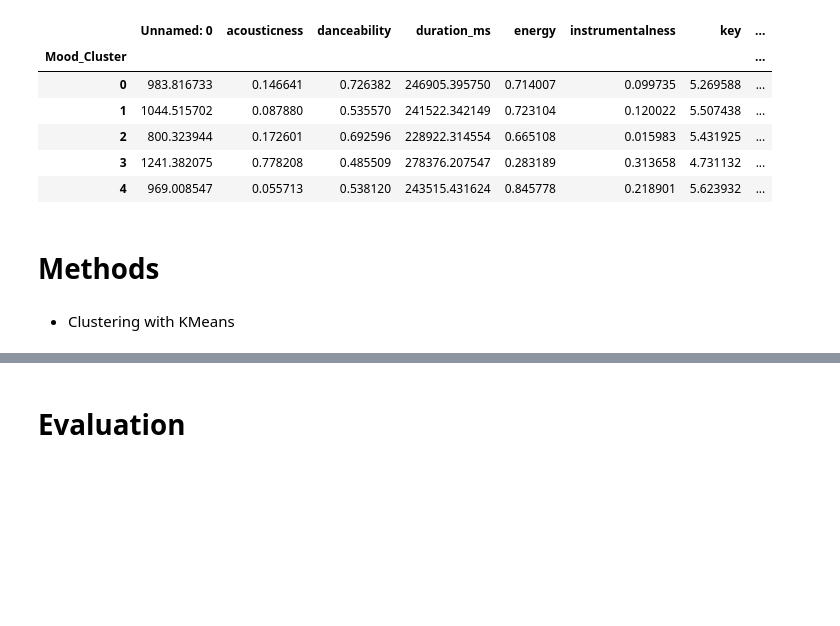
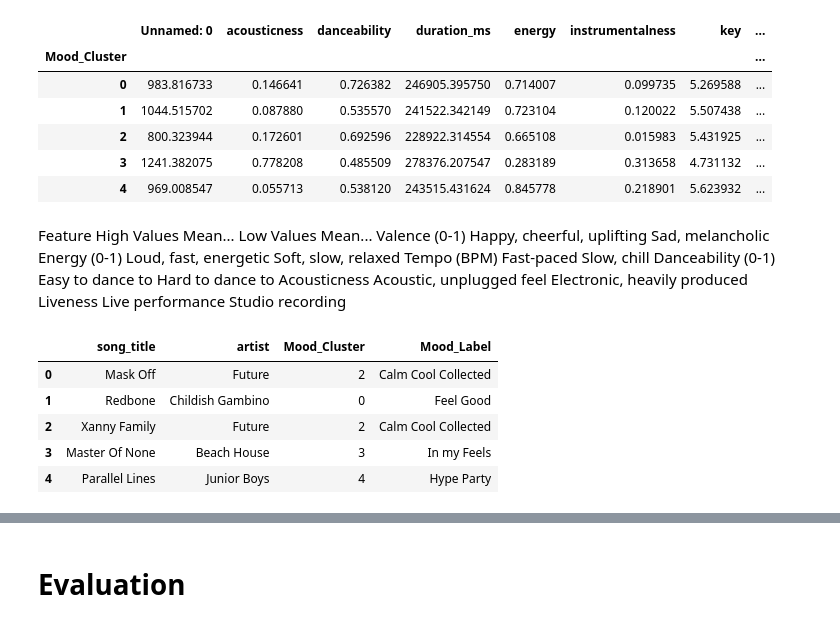
Before and after one commit to hannahdallas/captstone, a Jupyter notebook: notebook.ipynb, the cells around one changed output, grey strips where cells are left out. Drawn from its saved outputs; the diff is of its cells as text; code cells hidden in the pictures; blank space fills up the shorter version.

```diff
--- a/notebook.ipynb
+++ b/notebook.ipynb
@@ -141,7 +162,33 @@ cluster_means
 | 2 | 800.323944 | 0.172601 | 0.692596 | 228922.314554 | 0.665108 | 0.015983 | 5.431925 | ... |
 | 3 | 1241.382075 | 0.778208 | 0.485509 | 278376.207547 | 0.283189 | 0.313658 | 4.731132 | ... |
 | 4 | 969.008547 | 0.055713 | 0.538120 | 243515.431624 | 0.845778 | 0.218901 | 5.623932 | ... |
-# %% [markdown]
-# Methods
-# %% [markdown]
-* Clustering with KMeans
+# %% [markdown]
+Feature	High Values Mean...	Low Values Mean...
+Valence (0-1)	Happy, cheerful, uplifting	Sad, melancholic
+Energy (0-1)	Loud, fast, energetic	Soft, slow, relaxed
+Tempo (BPM)	Fast-paced	Slow, chill
+Danceability (0-1)	Easy to dance to	Hard to dance to
+Acousticness	Acoustic, unplugged feel	Electronic, heavily produced
+Liveness	Live performance	Studio recording
+# %%
+# Manually label clusters based on analysis
+mood_labels = {
+    0: "Feel Good",
+    1: "Workout Pump",
+    2: "Calm Cool Collected",
+    3: "In my Feels",
+    4: "Hype Party"
+}
+
+# Add the mood label to the dataset
+df["Mood_Label"] = df["Mood_Cluster"].map(mood_labels)
+
+# Show a preview
+df[["song_title", "artist", "Mood_Cluster", "Mood_Label"]].head()
+# %% [output]
+|  | song_title | artist | Mood_Cluster | Mood_Label |
+| 0 | Mask Off | Future | 2 | Calm Cool Collected |
+| 1 | Redbone | Childish Gambino | 0 | Feel Good |
+| 2 | Xanny Family | Future | 2 | Calm Cool Collected |
+| 3 | Master Of None | Beach House | 3 | In my Feels |
+| 4 | Parallel Lines | Junior Boys | 4 | Hype Party |
```
Also changed, not shown: parts of 7 cells of this notebook.
